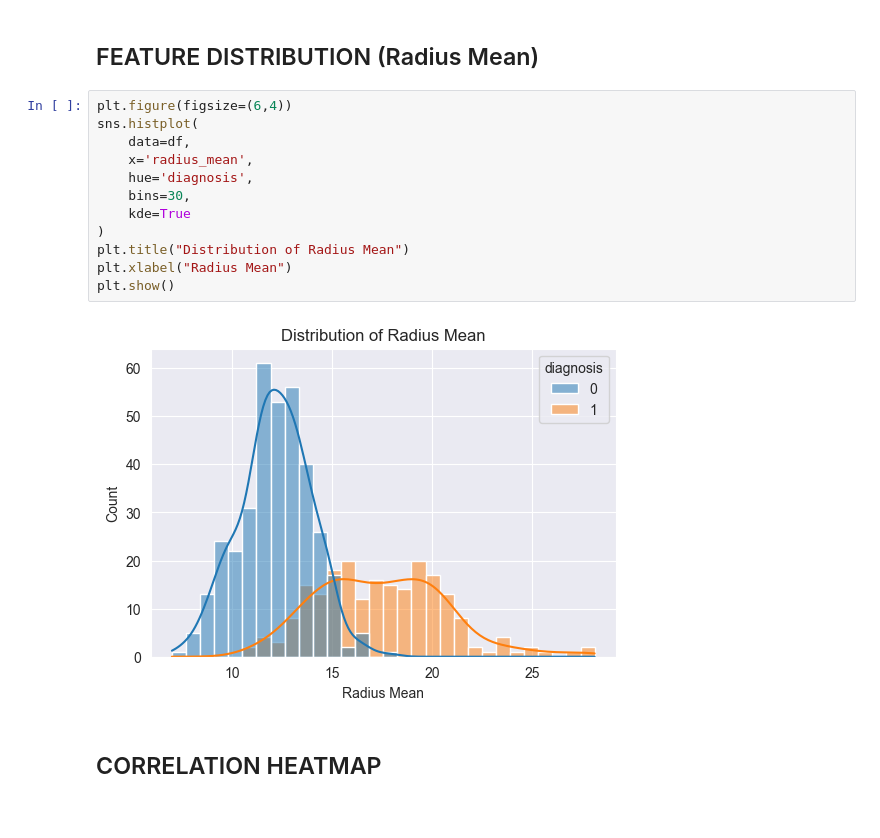
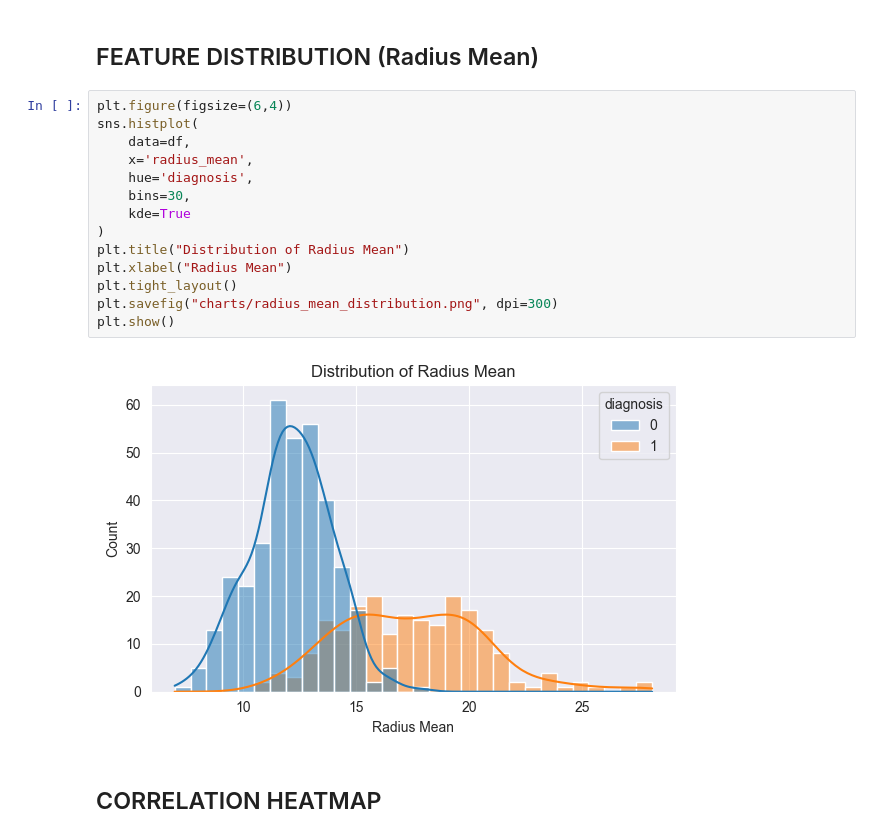
Before and after one commit to rezgui-yessin/cancer-breast-v2, a Jupyter notebook: sample.ipynb, the cells around one changed output. Cells and saved outputs as stored; diff of their text form.

```diff
--- a/sample.ipynb
+++ b/sample.ipynb
@@ -91,17 +96,19 @@ plt.show()
 # %%
 plt.figure(figsize=(6,4))
 sns.histplot(
     data=df,
     x='radius_mean',
     hue='diagnosis',
     bins=30,
     kde=True
 )
 plt.title("Distribution of Radius Mean")
 plt.xlabel("Radius Mean")
+plt.tight_layout()
+plt.savefig("charts/radius_mean_distribution.png", dpi=300)
 plt.show()
 # %% [output]
-[figure, old version]
+[figure, new version]
 # %% [markdown]
 ## CORRELATION HEATMAP
 # %%
```
Also changed, not shown: parts of 31 cells of this notebook, 10 other files.
